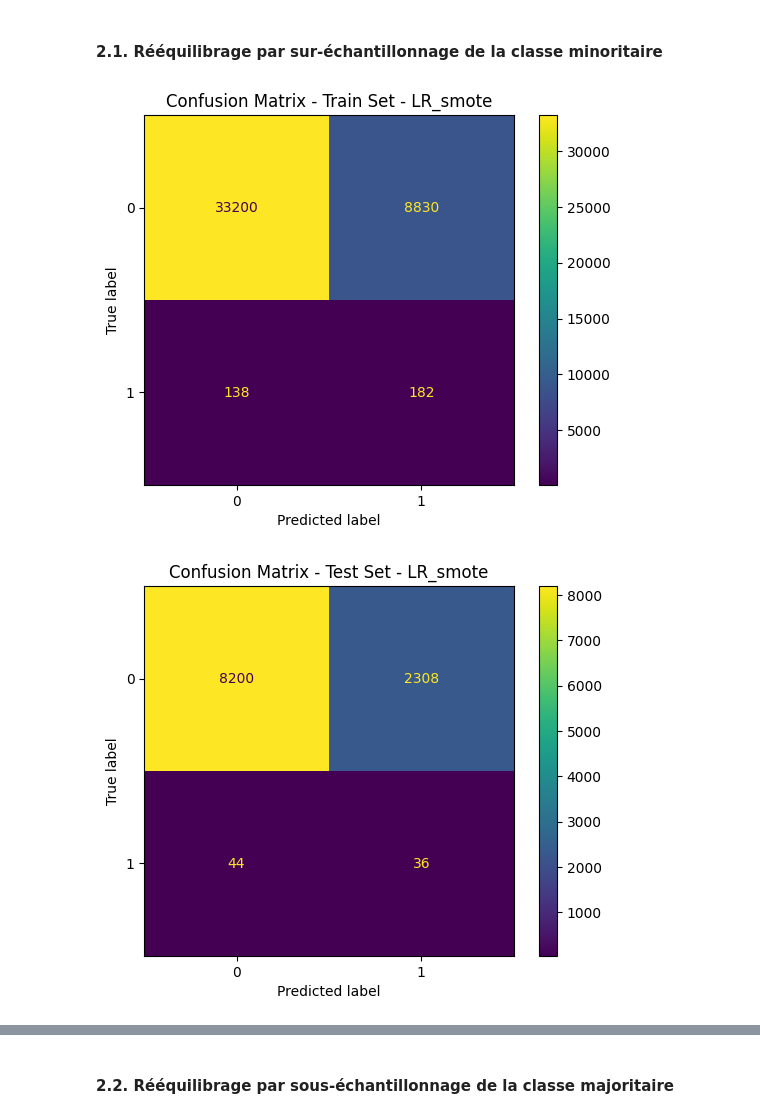
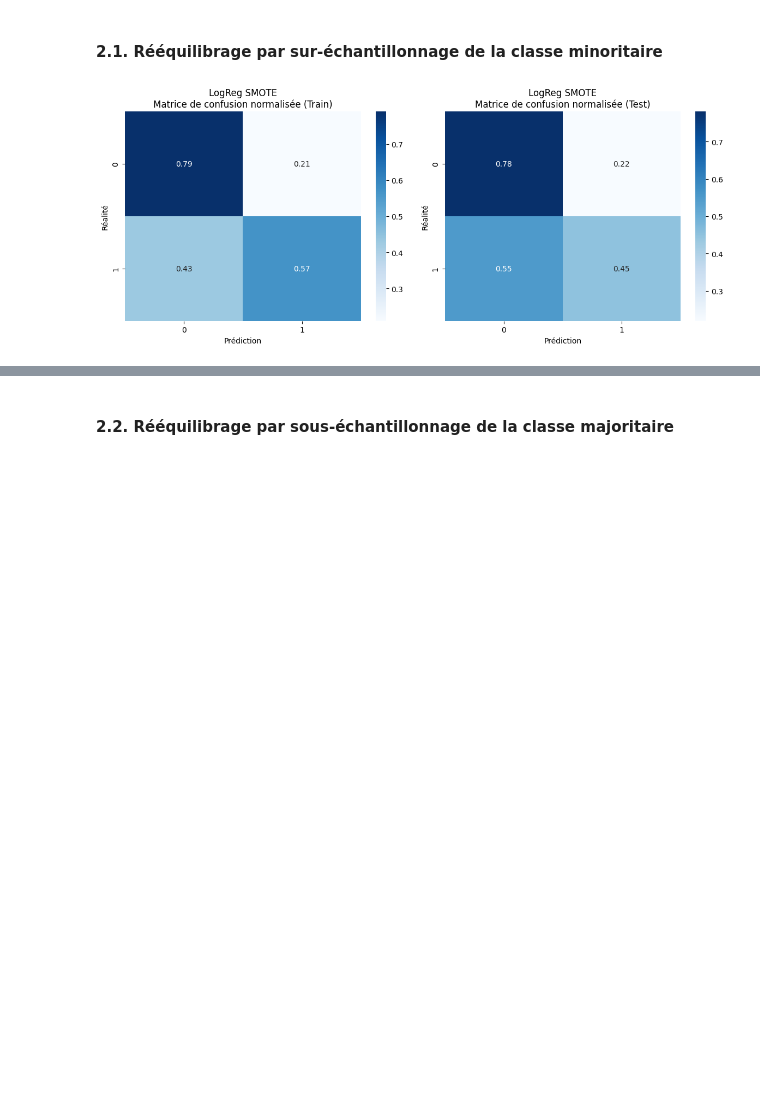
Before and after one commit to thibautmodrin/Jedha_Full_Stack_HPP_Prediction, a Jupyter notebook: 01_Notebooks/03_Model_LogReg.ipynb, the cells around one changed output, grey strips where cells are left out. Drawn from its saved outputs; the diff is of its cells as text; code cells hidden in the pictures; blank space fills up the shorter version.

```diff
--- a/01_Notebooks/03_Model_LogReg.ipynb
+++ b/01_Notebooks/03_Model_LogReg.ipynb
@@ -382,6 +560,8 @@ def evaluate_model(model, X_train, X_test, y_train, y_test, experiment_name="Def
 # %% [markdown]
 ### 1. Test du modèle de référence pour établir notre baseline
 # %%
+modeles=[]
+
 model = LogisticRegression(random_state=42,max_iter=1000)
 
 pipeline = Pipeline(steps=[
@@ -395,7 +575,10 @@ cv=StratifiedKFold(n_splits=5, shuffle=True, random_state=42)
 log_reg_baseline=GridSearchCV(pipeline, param_grid, cv=cv, scoring='f1',refit=True,return_train_score=True)
 log_reg_baseline.fit(X_train,y_train)
 
-# Évaluation du modèle baseline
-baseline_results = evaluate_model(log_reg_baseline, X_train, X_test, y_train, y_test,
-                                experiment_name="LR_prediction", run_name="LR_baseline",use_mlflow=False)
+
+# Évaluation du modèle de référence
+dict_log_reg_baseline=evaluate_model(log_reg_baseline, X_train,X_test, y_train, y_test, run_name="LogReg Baseline",display_plots=False)
+
+# Enregistrement du modèle dans une liste pour utilisation ultérieure avec visualiser_comparaison_modeles
+modeles.append(dict_log_reg_baseline)
 # %% [output]
@@ -412,28 +588,27 @@ baseline_results = evaluate_model(log_reg_baseline, X_train, X_test, y_train, y_
 # %% [markdown]
 #### 2.1. Rééquilibrage par sur-échantillonnage de la classe minoritaire
 # %%
-
 
 
 
 # Pipeline avec SMOTE
 pipeline_smote = ImbPipeline(steps=[
     ('preprocessor', preprocessor),
     ('sampler', SMOTE(random_state=42)),
     ('classifier', LogisticRegression(random_state=42,max_iter=1000))
 ])
 
 param_grid = {
 
 }
 cv=StratifiedKFold(n_splits=5, shuffle=True, random_state=42)
 log_reg_smote=GridSearchCV(pipeline_smote, param_grid, cv=cv, scoring='f1',refit=True,return_train_score=True)
 log_reg_smote.fit(X_train,y_train)
 
+# Évaluation du modèle
+dict_log_reg_smote=evaluate_model(log_reg_smote, X_train,X_test, y_train, y_test, run_name="LogReg SMOTE",display_plots=False)
 
-# Évaluation du modèle SMOTE
-smote_results = evaluate_model(log_reg_smote, X_train, X_test, y_train, y_test,
-                             experiment_name="LR_prediction", run_name="LR_smote", use_mlflow=False)
+# Enregistrement du modèle dans la liste
+modeles.append(dict_log_reg_smote)
 # %% [output]
-[figure, old version]
+[figure, new version]
-[figure, removed]
```
Also changed, not shown: parts of 22 cells of this notebook.
